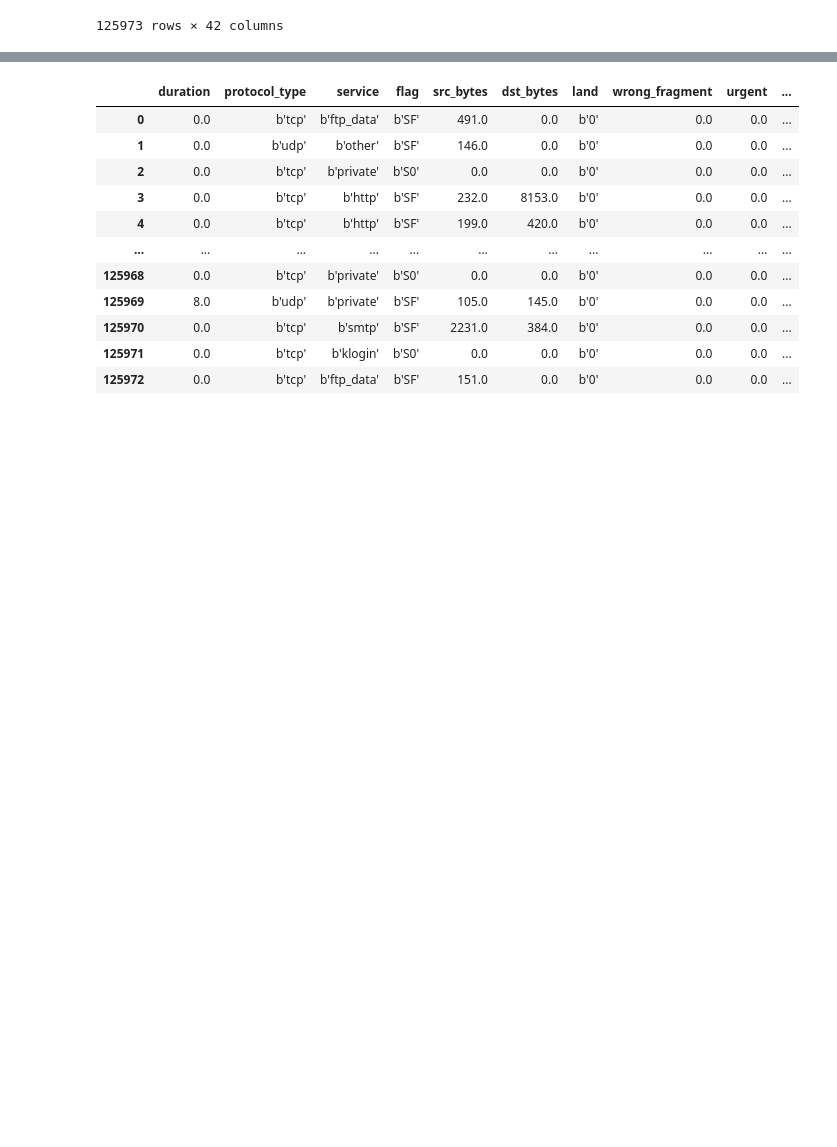
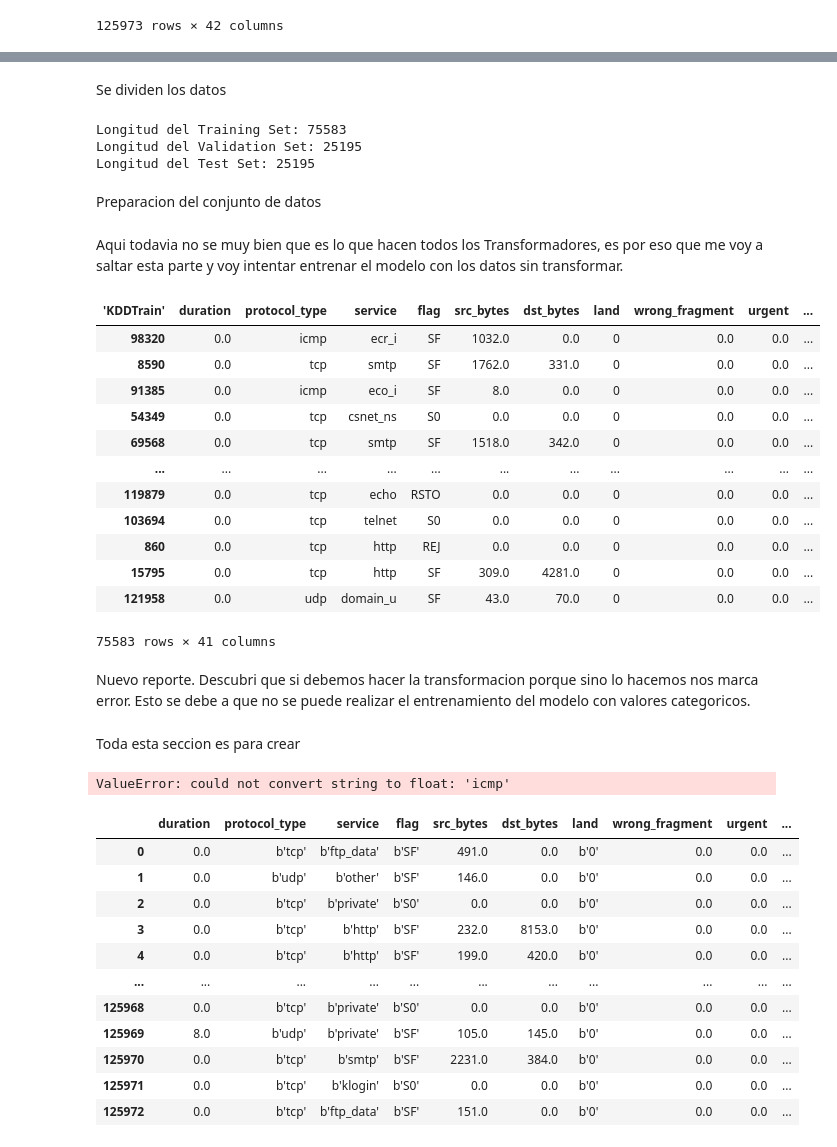
Before and after one commit to AlvaroTV/Data-Management, a Jupyter notebook: 5._Evaluation of results.ipynb, the cells around one changed output, grey strips where cells are left out. Saved outputs shown, nothing was run; the diff lists cells and outputs as text; code cells hidden in the pictures; blank space fills up the shorter version.

```diff
--- a/5._Evaluation of results.ipynb
+++ b/5._Evaluation of results.ipynb
@@ -300,0 +393,12 @@ df3
+# %% [markdown]
+Se dividen los datos
+# %%
+train_set, val_set, test_set = train_val_test_split(df)
+# %%
+print("Longitud del Training Set:", len(train_set))
+print("Longitud del Validation Set:", len(val_set))
+print("Longitud del Test Set:", len(test_set))
+# %% [output]
+Longitud del Training Set: 75583
+Longitud del Validation Set: 25195
+Longitud del Test Set: 25195
@@ -300,0 +409,4 @@ df3
+# %%
+# Conjunto de datos de entrenamiento
+X_train = train_set.drop("class", axis=1)
+y_train = train_set["class"].copy()
@@ -301,3 +421,37 @@ df3
+# %% [markdown]
+Preparacion del conjunto de datos
+# %% [markdown]
+Aqui todavia no se muy bien que es lo que hacen todos los Transformadores, es por eso que me voy a saltar esta parte y voy intentar entrenar el modelo con los datos sin transformar.
+# %%
+X_train
+# %% [output]
+| 'KDDTrain' | duration | protocol_type | service | flag | src_bytes | dst_bytes | land | wrong_fragment | urgent | ... |
+| 98320 | 0.0 | icmp | ecr_i | SF | 1032.0 | 0.0 | 0 | 0.0 | 0.0 | ... |
+| 8590 | 0.0 | tcp | smtp | SF | 1762.0 | 331.0 | 0 | 0.0 | 0.0 | ... |
+| 91385 | 0.0 | icmp | eco_i | SF | 8.0 | 0.0 | 0 | 0.0 | 0.0 | ... |
+| 54349 | 0.0 | tcp | csnet_ns | S0 | 0.0 | 0.0 | 0 | 0.0 | 0.0 | ... |
+| 69568 | 0.0 | tcp | smtp | SF | 1518.0 | 342.0 | 0 | 0.0 | 0.0 | ... |
+| ... | ... | ... | ... | ... | ... | ... | ... | ... | ... | ... |
+| 119879 | 0.0 | tcp | echo | RSTO | 0.0 | 0.0 | 0 | 0.0 | 0.0 | ... |
+| 103694 | 0.0 | tcp | telnet | S0 | 0.0 | 0.0 | 0 | 0.0 | 0.0 | ... |
+| 860 | 0.0 | tcp | http | REJ | 0.0 | 0.0 | 0 | 0.0 | 0.0 | ... |
+| 15795 | 0.0 | tcp | http | SF | 309.0 | 4281.0 | 0 | 0.0 | 0.0 | ... |
+| 121958 | 0.0 | udp | domain_u | SF | 43.0 | 70.0 | 0 | 0.0 | 0.0 | ... |
+75583 rows × 41 columns
+# %% [markdown]
+Nuevo reporte.
+Descubri que si debemos hacer la transformacion porque sino lo hacemos nos marca error.
+Esto se debe a que no se puede realizar el entrenamiento del modelo con valores categoricos.
+# %% [markdown]
+Toda esta seccion es para crear
+# %%
+# Entrenamos un algoritmo basado en regresión logística
+from sklearn.linear_model import LogisticRegression
+
+clf = LogisticRegression(max_iter=5000)
+clf.fit(X_train, y_train)
+# %% [output]
+ValueError: could not convert string to float: 'icmp'
 # %%
 df
 # %% [output]
```
Also changed, not shown: parts of 11 cells of this notebook.
